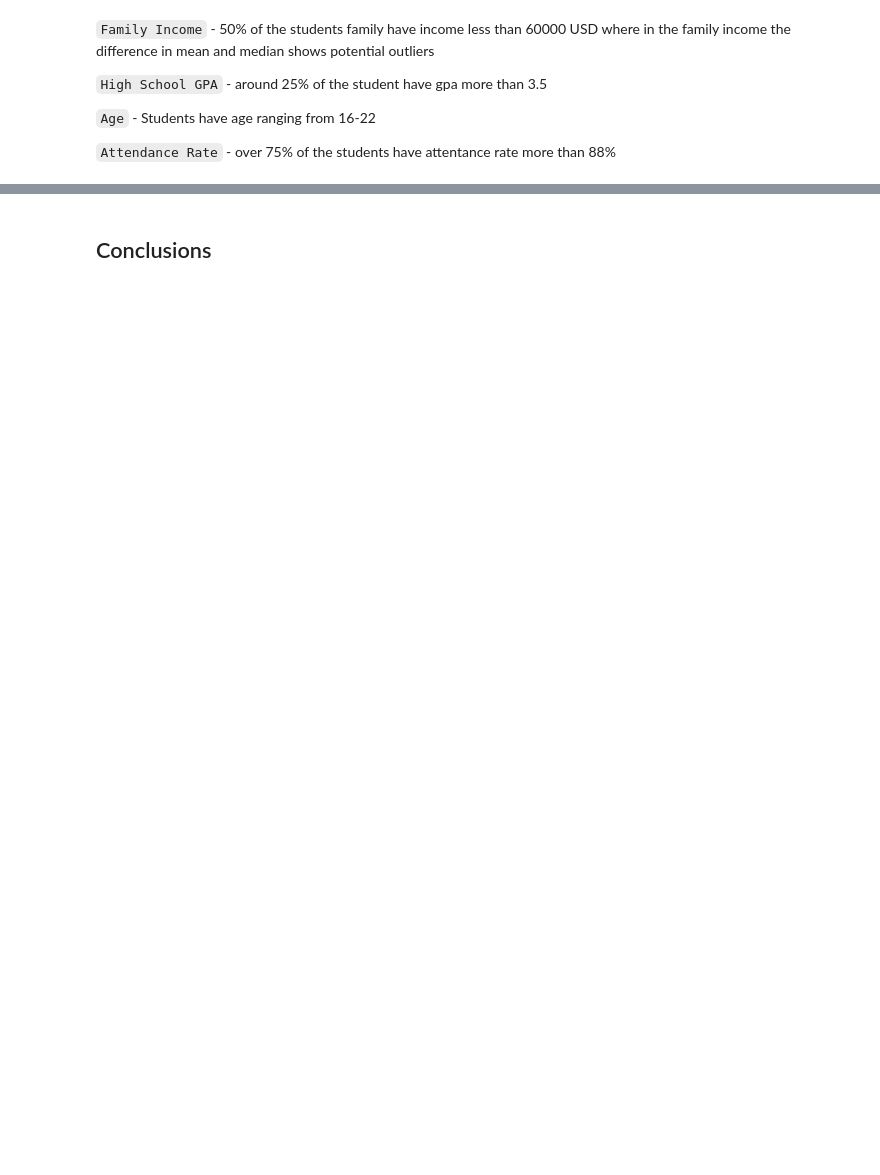
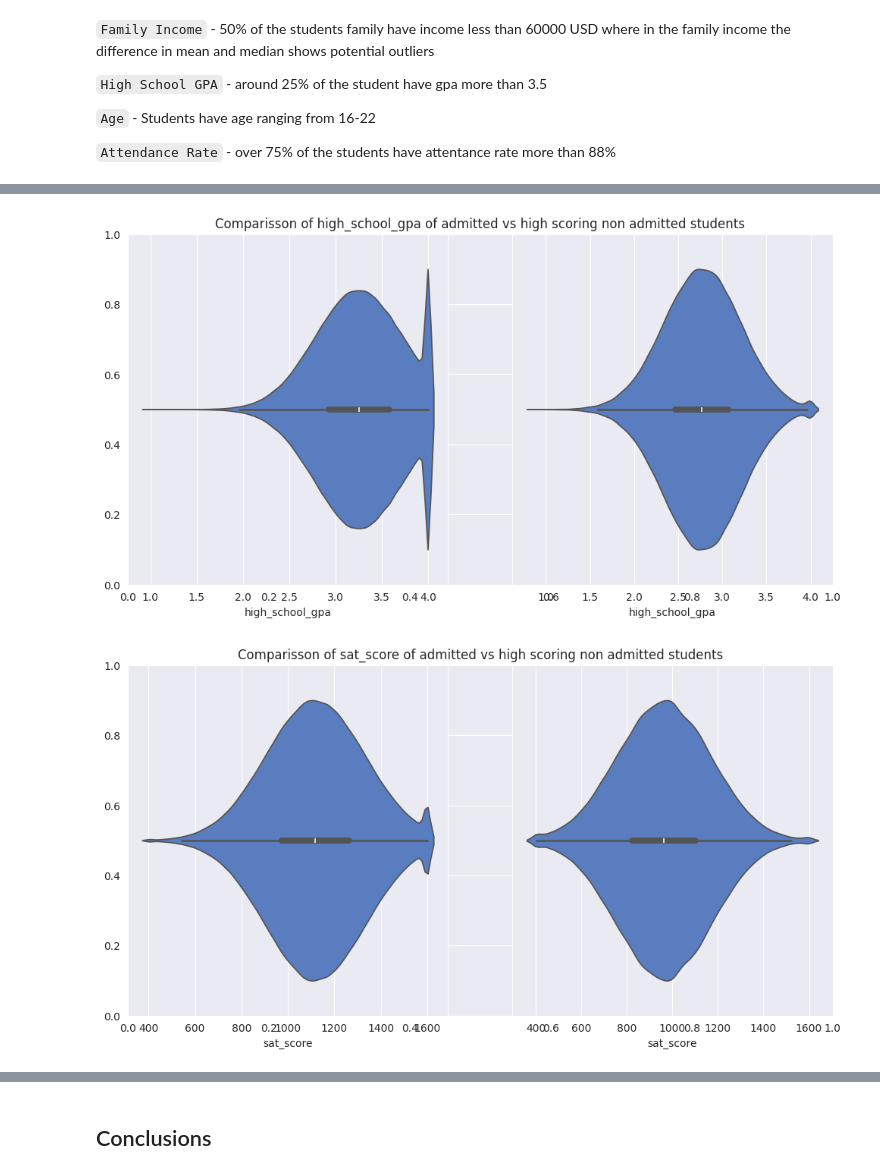
Before and after one commit to Rithik2006-creator/Genz-College-Admission-Dataset, a Jupyter notebook: GenZ_College_Admission_Dataset (2).ipynb, the cells around one changed output, grey strips where cells are left out. Cells and saved outputs as stored; diff of their text form; code cells hidden in the pictures; blank space fills up the shorter version.

```diff
--- a/GenZ_College_Admission_Dataset (1).ipynb
+++ b/GenZ_College_Admission_Dataset (2).ipynb
@@ -510,0 +579,13 @@ where in the family income the difference in mean and median shows potential out
+# %%
+score_columns = ['high_school_gpa',	'sat_score',	'act_score','essay_score'	,'recommendation_score'	,'interview_score']
+for i in score_columns:
+  plt.figure(figsize=(12,6))
+  plt.title(f'Comparisson of {i} of admitted vs high scoring non admitted students')
+  plt.subplot(1,2,1)
+  sns.violinplot(x=admitted_students[i])
+  plt.subplot(1,2,2)
+  sns.violinplot(x=non_admitted_students[i])
+  plt.show()
+# %% [output]
+[figure, added]
+[figure, added]
```
Also changed, not shown: parts of 13 cells of this notebook.
